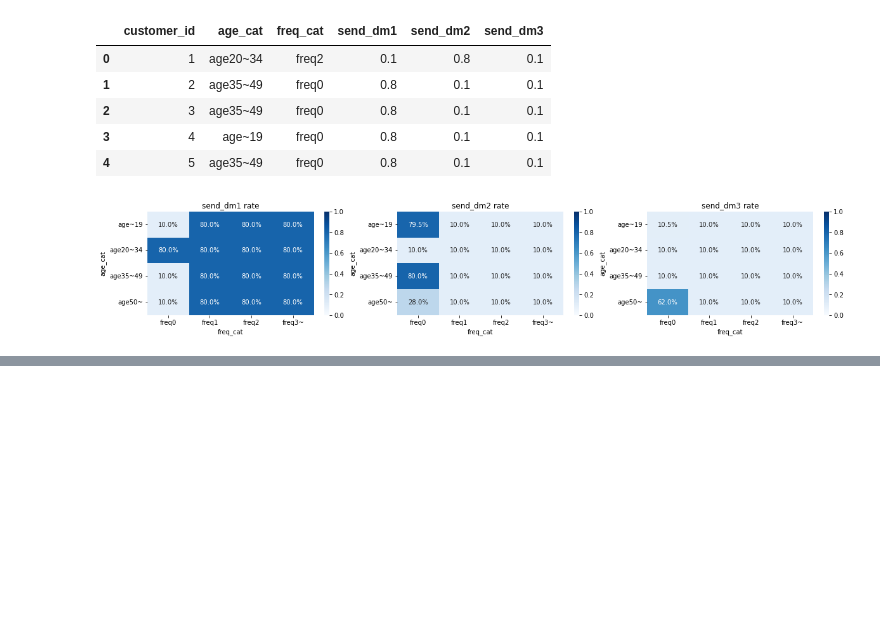
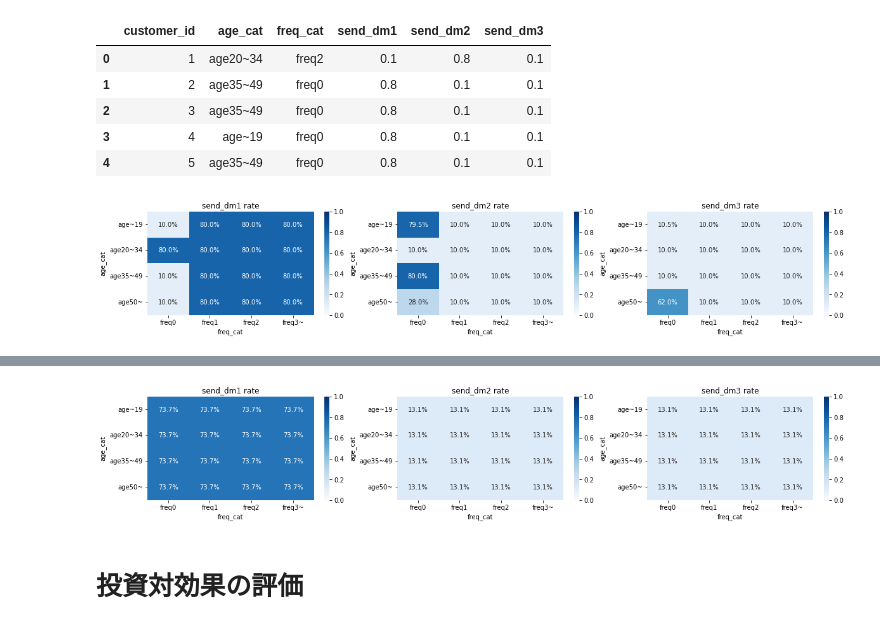
Before and after one commit to astaka-pe/math_opt, a Jupyter notebook: casestudy/chap4/result_analysis.ipynb, the cells around one changed output, grey strips where cells are left out. Cells and saved outputs as stored; diff of their text form; code cells hidden in the pictures; blank space fills up the shorter version.

```diff
--- a/casestudy/chap4/result_analysis.ipynb
+++ b/casestudy/chap4/result_analysis.ipynb
@@ -83,0 +86,3 @@ plt.show()
+# %%
+send_dm_df = pd.read_csv("send_dm3.csv")
+send_dm_df.head()
@@ -83,0 +96,3 @@ plt.show()
+# %%
+minmax_send_df = pd.concat([prob_df[["segment_id", "age_cat", "freq_cat"]], send_dm_df.iloc[:, 1:]], axis=1)
+minmax_send_df.head()
@@ -83,0 +106,13 @@ plt.show()
+# %%
+ax = {}
+fig, (ax[0], ax[1], ax[2]) = plt.subplots(1, 3, figsize=(20, 3))
+for i, ptn in enumerate(["send_dm1", "send_dm2", "send_dm3"]):
+    minmax_send_pivot_df = pd.pivot_table(data=minmax_send_df, values=ptn, columns="freq_cat", index="age_cat")
+    minmax_send_pivot_df = minmax_send_pivot_df.reindex(["age~19", "age20~34", "age35~49", "age50~"])
+    sns.heatmap(minmax_send_pivot_df, vmin=0, vmax=1, annot=True, fmt=".1%", cmap="Blues", ax=ax[i])
+    ax[i].set_title(f"{ptn} rate")
+plt.show()
+# %% [output]
+[figure, added]
+# %% [markdown]
+# 投資対効果の評価
```
Also changed, not shown: parts of 5 cells of this notebook, 8 other files.
